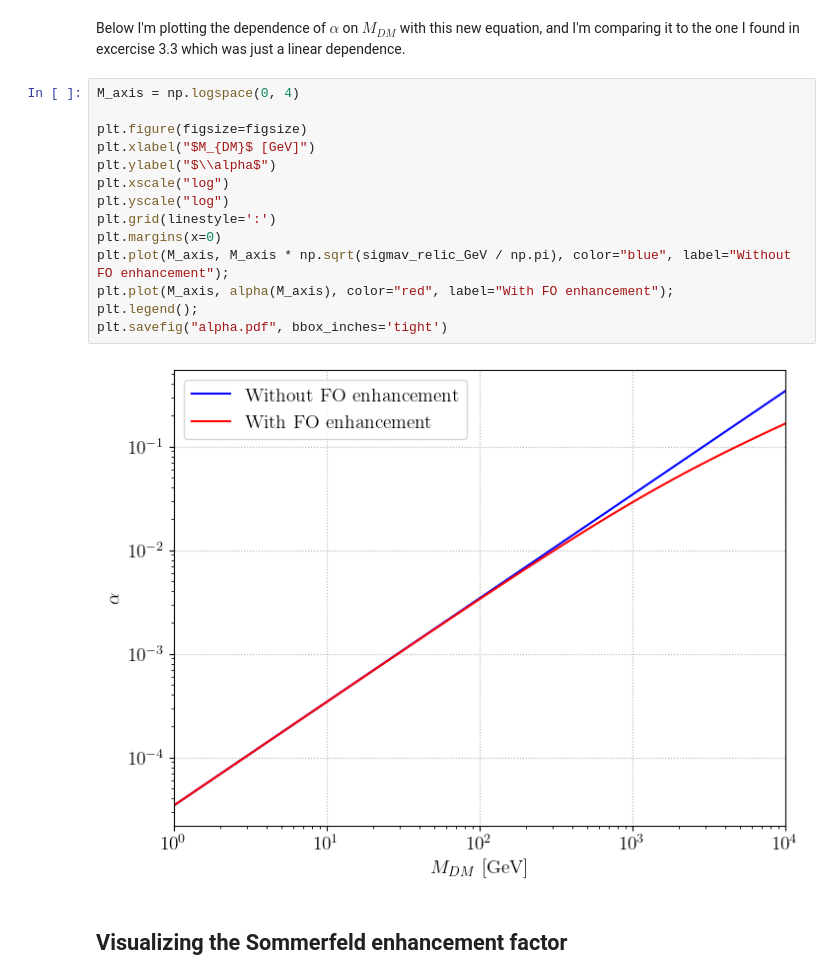
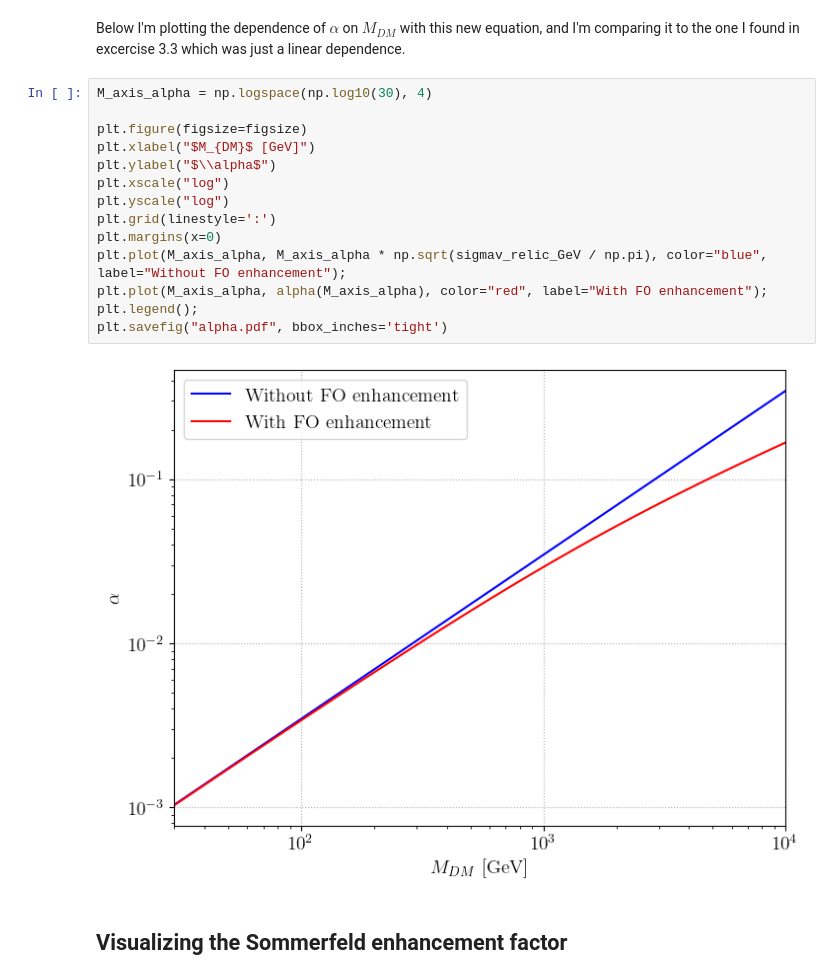
Before and after one commit to LuckeeDev/bachelor-thesis, a Jupyter notebook: notebooks/sommerfeld.ipynb, the cells around one changed output. Drawn from its saved outputs; the diff is of its cells as text.

```diff
--- a/notebooks/sommerfeld.ipynb
+++ b/notebooks/sommerfeld.ipynb
@@ -42,21 +42,21 @@ def simple_alpha(M):
 # %% [markdown]
 Below I'm plotting the dependence of $\alpha$ on $M_{DM}$ with this new equation, and I'm comparing it to the one I found in excercise 3.3 which was just a linear dependence.
 # %%
-M_axis = np.logspace(0, 4)
+M_axis_alpha = np.logspace(np.log10(30), 4)
 
 plt.figure(figsize=figsize)
 plt.xlabel("$M_{DM}$ [GeV]")
 plt.ylabel("$\\alpha$")
 plt.xscale("log")
 plt.yscale("log")
 plt.grid(linestyle=':')
 plt.margins(x=0)
-plt.plot(M_axis, M_axis * np.sqrt(sigmav_relic_GeV / np.pi), color="blue", label="Without FO enhancement");
-plt.plot(M_axis, alpha(M_axis), color="red", label="With FO enhancement");
+plt.plot(M_axis_alpha, M_axis_alpha * np.sqrt(sigmav_relic_GeV / np.pi), color="blue", label="Without FO enhancement");
+plt.plot(M_axis_alpha, alpha(M_axis_alpha), color="red", label="With FO enhancement");
 plt.legend();
 plt.savefig("alpha.pdf", bbox_inches='tight')
 # %% [output]
-[figure, old version]
+[figure, new version]
 # %% [markdown]
 ## Visualizing the Sommerfeld enhancement factor
 # %%
```
Also changed, not shown: 2 other files.
